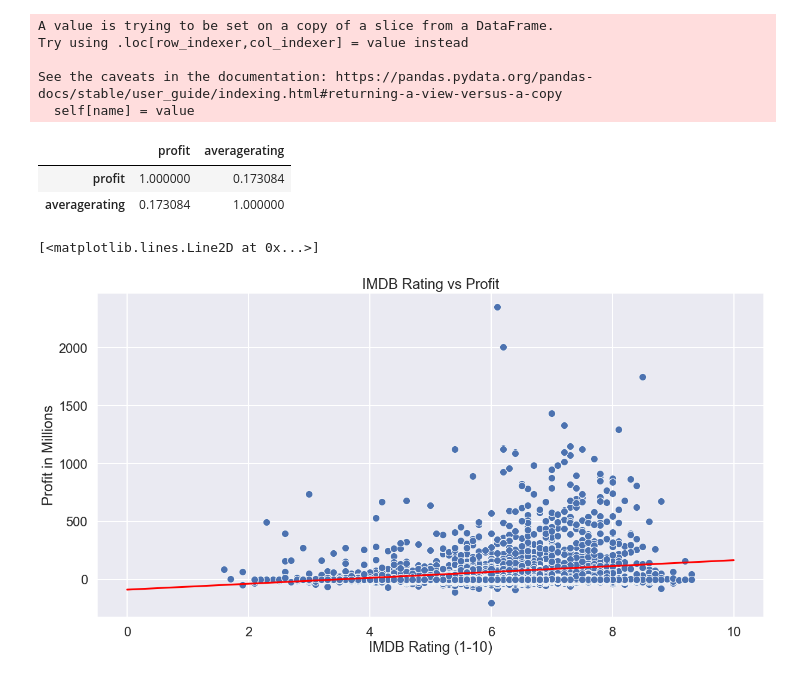
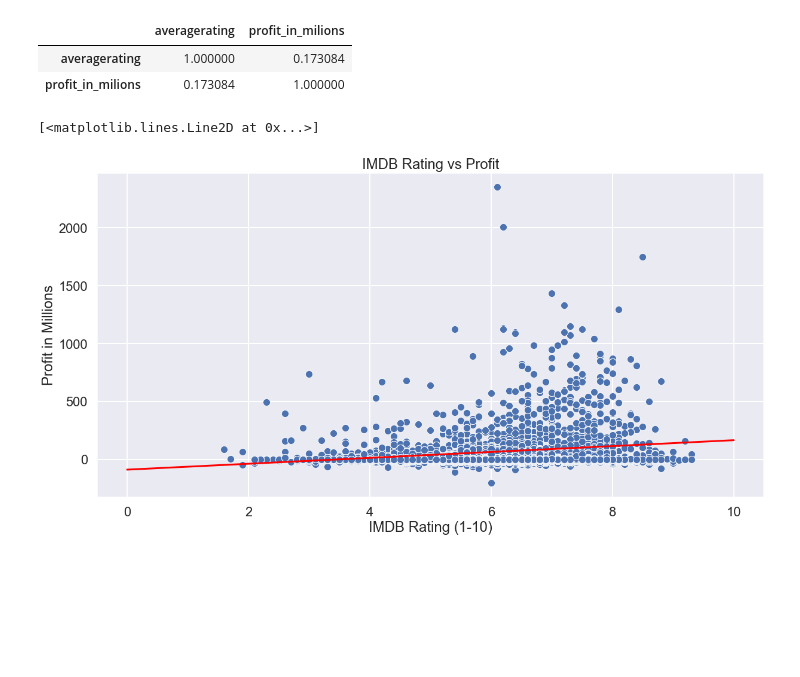
Before and after one commit to binyaz/movie_project_mod1, a Jupyter notebook: Final_Code.ipynb, the cells around one changed output. Saved outputs shown, nothing was run; the diff lists cells and outputs as text; code cells hidden in the pictures; blank space fills up the shorter version.

Commit message:
cleaned notebook

```diff
--- a/Final_Code.ipynb
+++ b/Final_Code.ipynb
@@ -236,17 +133,11 @@ genresChart.set(title = 'Most Profitable Genres', xlabel='Genres', ylabel='Profi
 # %%
 #Finds correlation between average rating and profit
-rating_clean = table1[{'averagerating', 'profit'}]
-rating_clean.profit = rating_clean.profit / 1000000
+rating_clean = pysqldf('''select averagerating, profit / 1000000 as profit_in_milions from df''')
 rating_clean.corr()
 # %% [output]
-A value is trying to be set on a copy of a slice from a DataFrame.
-Try using .loc[row_indexer,col_indexer] = value instead
-
-See the caveats in the documentation: https://pandas.pydata.org/pandas-docs/stable/user_guide/indexing.html#returning-a-view-versus-a-copy
-  self[name] = value
-|  | profit | averagerating |
-| profit | 1.000000 | 0.173084 |
-| averagerating | 0.173084 | 1.000000 |
+|  | averagerating | profit_in_milions |
+| averagerating | 1.000000 | 0.173084 |
+| profit_in_milions | 0.173084 | 1.000000 |
 # %%
 #Plot imdb rating vs profit along with trend line
 sns.set(style="darkgrid", context  = 'poster')
```
Also changed, not shown: parts of 26 cells of this notebook.
